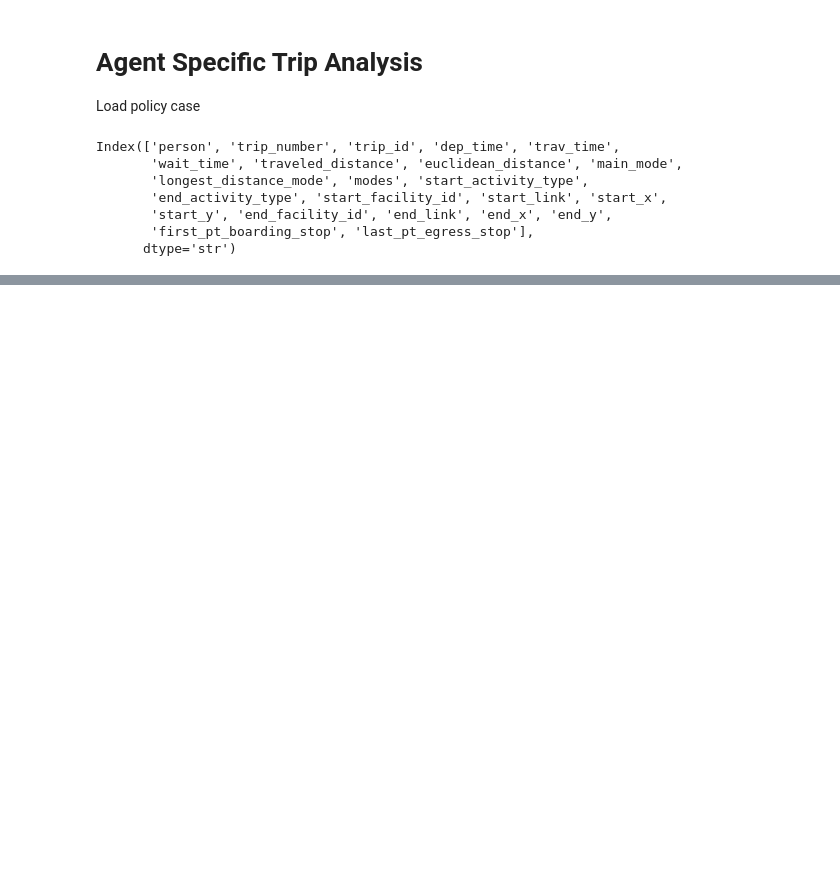
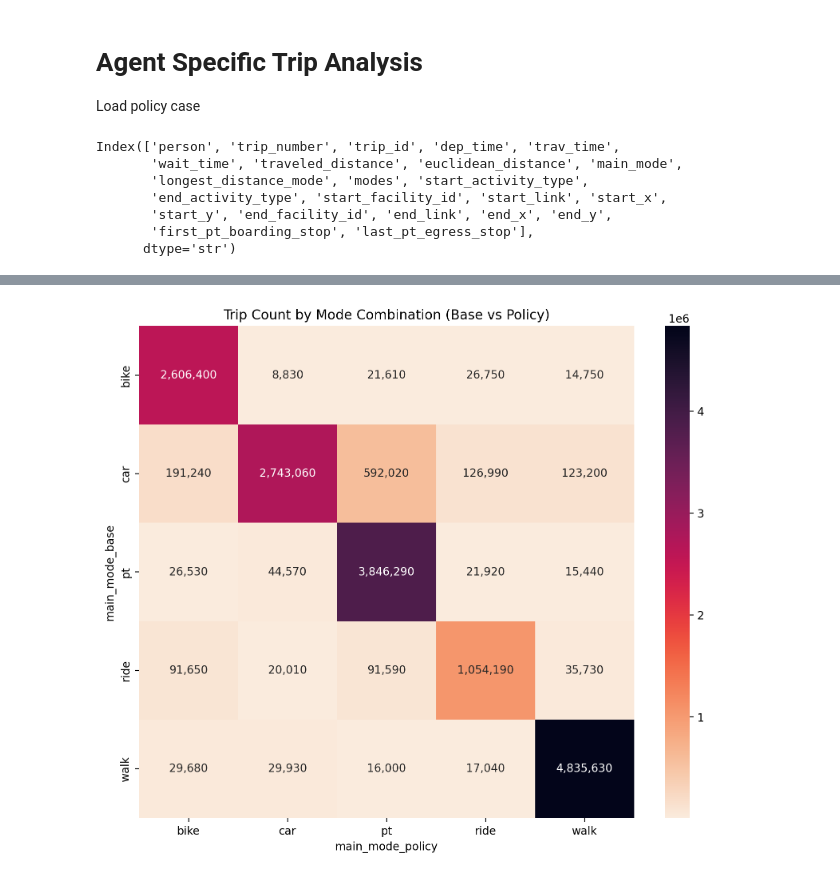
Before and after one commit to matsim-scenarios/matsim-berlin, a Jupyter notebook: src/main/python/analysis/trips-agent-specific.ipynb, the cells around one changed output, grey strips where cells are left out. Cells and saved outputs as stored; diff of their text form; code cells hidden in the pictures; blank space fills up the shorter version.

```diff
--- a/src/main/python/analysis/trips-agent-specific.ipynb
+++ b/src/main/python/analysis/trips-agent-specific.ipynb
@@ -67,0 +129,47 @@ Index(['person_base', 'trip_number_base', 'trip_id', 'dep_time_base',
+# %%
+# make a matrix of main_mode_base and main_mode_policy. count how many trips fall into each combination of modes. also report the mean travel_time_diff for each combination of modes. create a function that takes a merged dataframe and returns the data frame
+def mode_combination_matrix(df):
+    mode_matrix = df.groupby(["main_mode_base", "main_mode_policy"]).agg(
+        trip_count=("trip_id", "count"),
+        mean_travel_time_diff=("travel_time_diff", "mean"),
+        sum_travel_time_diff_hr=("travel_time_diff", "sum")
+    ).reset_index()
+    mode_matrix["trip_count"] /= pct
+    mode_matrix["sum_travel_time_diff_hr"] /= 3600
+    mode_matrix["sum_travel_time_diff_hr"] /= pct
+    return mode_matrix
+
+# create a function that takes the mode combination matrix and plots a heatmap of trip_count and mean_travel_time_diff
+def plot_mode_combination_heatmap(mode_matrix, value_col, title, cmap="bwr", center=True):
+    pivot_table = mode_matrix.pivot(index="main_mode_base", columns="main_mode_policy", values=value_col)
+    # filter out rows where main_mode_base is commercial_goods_car, freight or truck
+    exclude = ["commercial_goods_car", "freight", "truck"]
+    pivot_table = pivot_table.loc[
+        ~pivot_table.index.isin(exclude),
+        ~pivot_table.columns.isin(exclude)
+    ]
+    plt.figure(figsize=(10, 8))
+    if center:
+        sns.heatmap(
+            pivot_table,
+            annot=True,
+            fmt=",.0f",      # thousands separators, no decimals
+            cmap=cmap,
+            center=0
+        )
+    else:
+        sns.heatmap(
+            pivot_table,
+            annot=True,
+            fmt=",.0f",      # thousands separators, no decimals
+            cmap=cmap
+        )
+    plt.title(title)
+    plt.show()
+# %%
+mode_matrix_base_policy = mode_combination_matrix(base_x_policy_base_trips)
+mode_matrix_base_deparking = mode_combination_matrix(base_x_policy_deparking_trips)
+# %%
+plot_mode_combination_heatmap(mode_matrix_base_deparking, "trip_count", "Trip Count by Mode Combination (Base vs Policy)", cmap="rocket_r", center=False)
+# %% [output]
+[figure, added]
```
Also changed, not shown: parts of 16 cells of this notebook, 5 other files.
